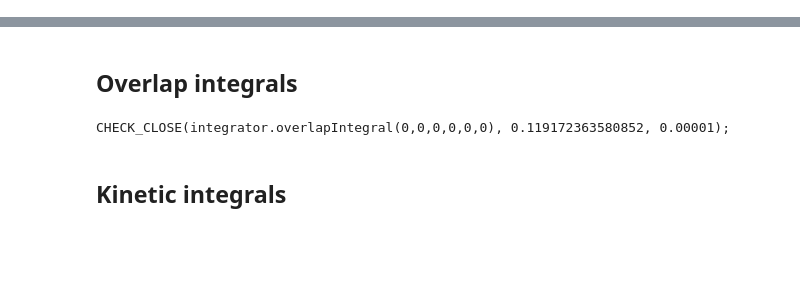
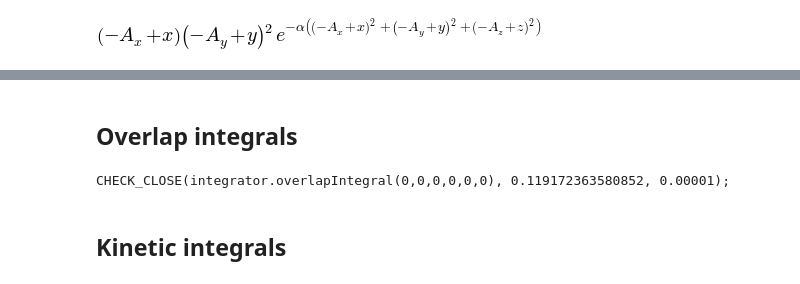
Before and after one commit to dragly/hartree-fock, a Jupyter notebook: notebooks/Symbolic integrals.ipynb, the cells around one changed output, grey strips where cells are left out. Drawn from its saved outputs; the diff is of its cells as text; code cells hidden in the pictures; blank space fills up the shorter version.

```diff
--- a/notebooks/Symbolic integrals.ipynb
+++ b/notebooks/Symbolic integrals.ipynb
@@ -25,3 +25,8 @@ diff(Gz, x, x)
+# %%
+G_a = G(1,2,0,alpha,r,A)
+G_a
+# %% [output]
+[figure, added]
 # %%
 r = array([x, y, z])
 a,i,j,k = symbols("a i j k")
```
Also changed, not shown: parts of 11 cells of this notebook, 2 other files.
